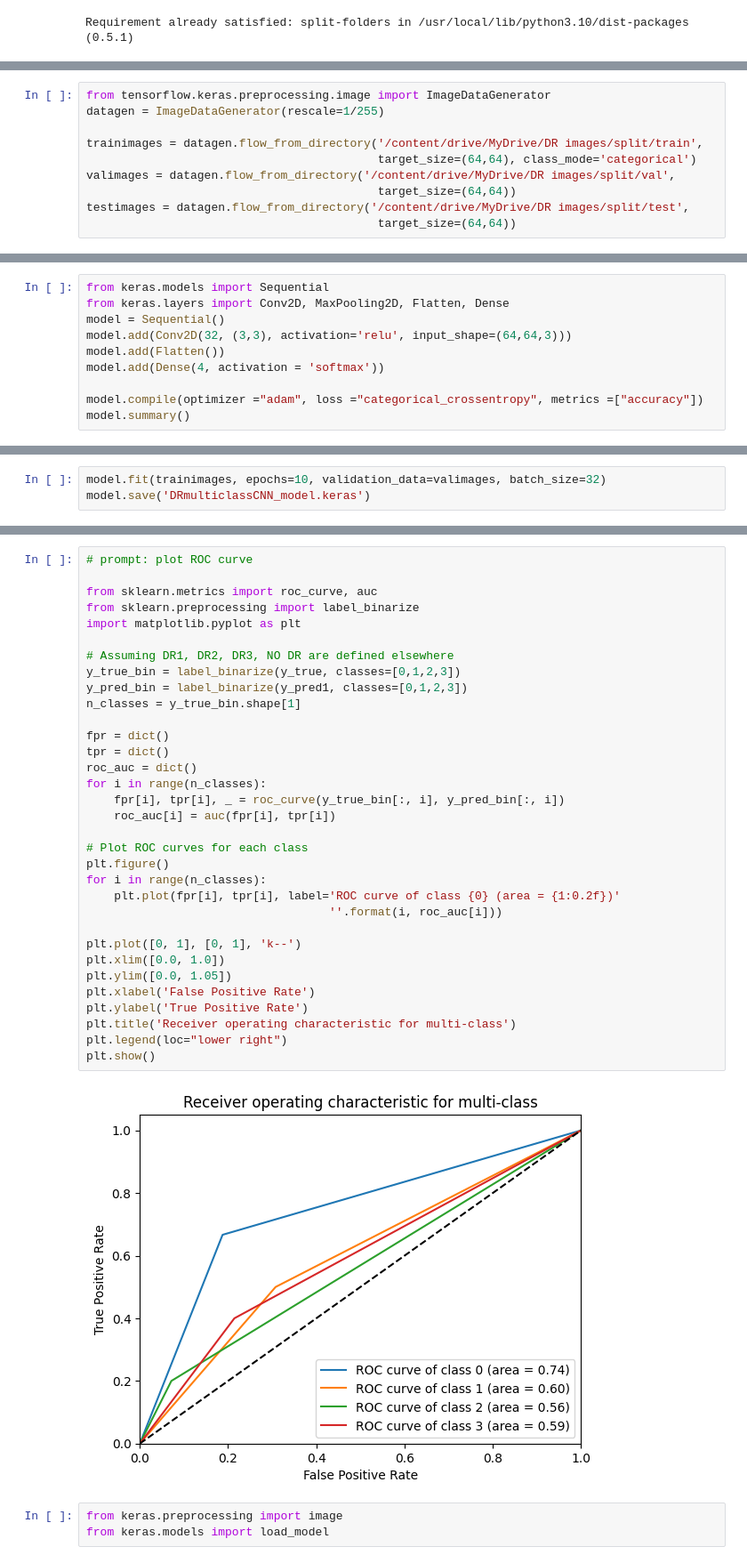
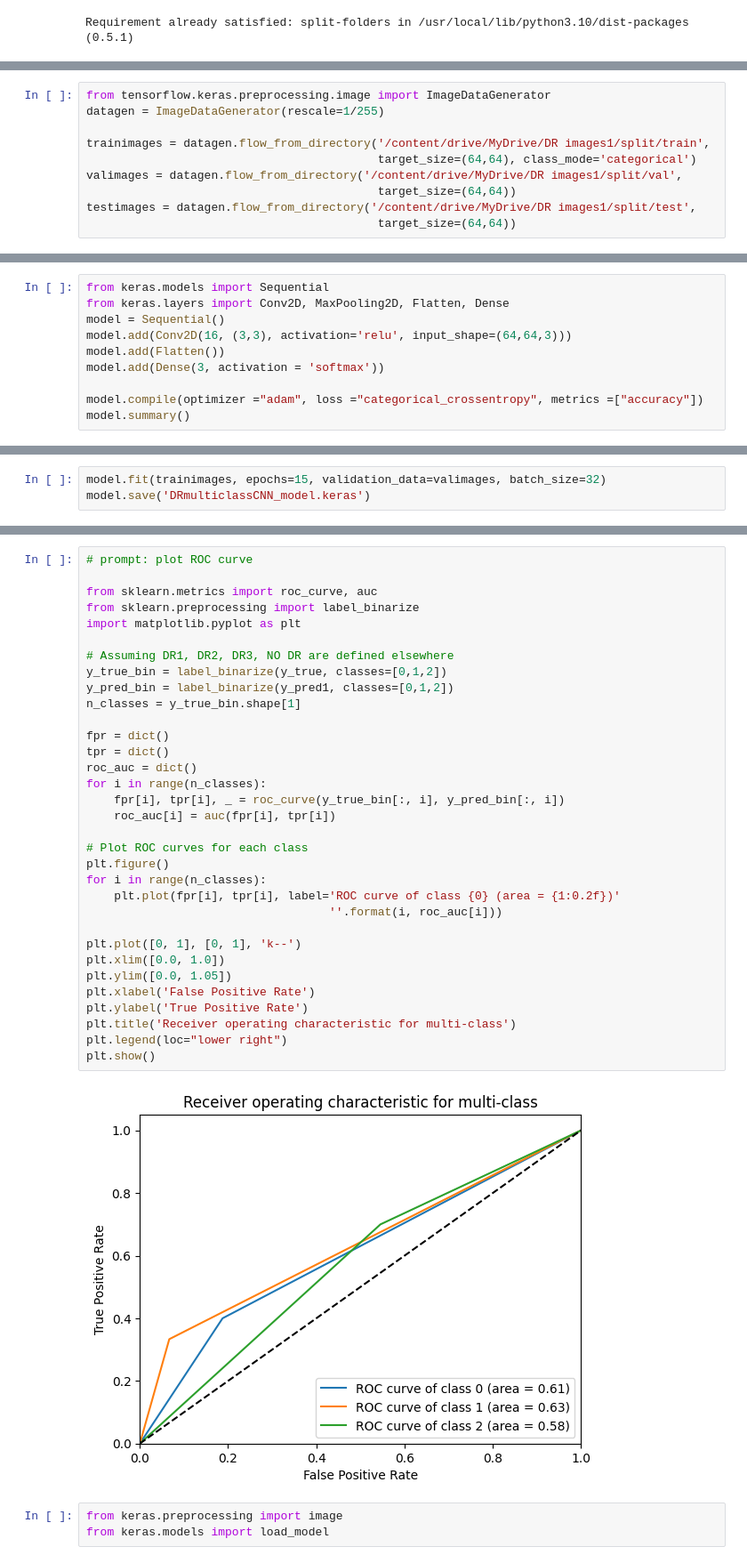
Before and after one commit to drskprabhakar/AI-ML-DL-colab-notebooks-coding-models, a Jupyter notebook: DR_multiclass_CNN_model.ipynb, the cells around one changed output, grey strips where cells are left out. Shown at 89% size. Saved outputs shown, nothing was run; the diff lists cells and outputs as text.

```diff
--- a/DR_multiclass_CNN_model.ipynb
+++ b/DR_multiclass_CNN_model.ipynb
@@ -25,10 +25,10 @@ os.listdir('/content/drive/MyDrive/DR images/split')
 from tensorflow.keras.preprocessing.image import ImageDataGenerator
 datagen = ImageDataGenerator(rescale=1/255)
 
-trainimages = datagen.flow_from_directory('/content/drive/MyDrive/DR images/split/train',
+trainimages = datagen.flow_from_directory('/content/drive/MyDrive/DR images1/split/train',
                                           target_size=(64,64), class_mode='categorical')
-valimages = datagen.flow_from_directory('/content/drive/MyDrive/DR images/split/val',
+valimages = datagen.flow_from_directory('/content/drive/MyDrive/DR images1/split/val',
                                           target_size=(64,64))
-testimages = datagen.flow_from_directory('/content/drive/MyDrive/DR images/split/test',
+testimages = datagen.flow_from_directory('/content/drive/MyDrive/DR images1/split/test',
                                           target_size=(64,64))
 # %% [output]
@@ -39,9 +39,9 @@ Found 19 images belonging to 4 classes.
 from keras.models import Sequential
 from keras.layers import Conv2D, MaxPooling2D, Flatten, Dense
 model = Sequential()
-model.add(Conv2D(32, (3,3), activation='relu', input_shape=(64,64,3)))
+model.add(Conv2D(16, (3,3), activation='relu', input_shape=(64,64,3)))
 model.add(Flatten())
-model.add(Dense(4, activation = 'softmax'))
+model.add(Dense(3, activation = 'softmax'))
 
 model.compile(optimizer ="adam", loss ="categorical_crossentropy", metrics =["accuracy"])
 model.summary()
@@ -61,5 +61,5 @@ Model: "sequential_6"
  Non-trainable params: 0 (0.00 B)
 # %%
-model.fit(trainimages, epochs=10, validation_data=valimages, batch_size=32)
+model.fit(trainimages, epochs=15, validation_data=valimages, batch_size=32)
 model.save('DRmulticlassCNN_model.keras')
 # %% [output]
@@ -133,36 +128,36 @@ metrics.ConfusionMatrixDisplay.from_predictions(y_true,y_pred1)
 
 from sklearn.metrics import roc_curve, auc
 from sklearn.preprocessing import label_binarize
 import matplotlib.pyplot as plt
 
 # Assuming DR1, DR2, DR3, NO DR are defined elsewhere
-y_true_bin = label_binarize(y_true, classes=[0,1,2,3])
-y_pred_bin = label_binarize(y_pred1, classes=[0,1,2,3])
+y_true_bin = label_binarize(y_true, classes=[0,1,2])
+y_pred_bin = label_binarize(y_pred1, classes=[0,1,2])
 n_classes = y_true_bin.shape[1]
 
 fpr = dict()
 tpr = dict()
 roc_auc = dict()
 for i in range(n_classes):
     fpr[i], tpr[i], _ = roc_curve(y_true_bin[:, i], y_pred_bin[:, i])
     roc_auc[i] = auc(fpr[i], tpr[i])
 
 # Plot ROC curves for each class
 plt.figure()
 for i in range(n_classes):
     plt.plot(fpr[i], tpr[i], label='ROC curve of class {0} (area = {1:0.2f})'
                                    ''.format(i, roc_auc[i]))
 
 plt.plot([0, 1], [0, 1], 'k--')
 plt.xlim([0.0, 1.0])
 plt.ylim([0.0, 1.05])
 plt.xlabel('False Positive Rate')
 plt.ylabel('True Positive Rate')
 plt.title('Receiver operating characteristic for multi-class')
 plt.legend(loc="lower right")
 plt.show()
 # %% [output]
-[figure, old version]
+[figure, new version]
 # %%
 from keras.preprocessing import image
 from keras.models import load_model
```
Also changed, not shown: parts of 14 cells of this notebook.
